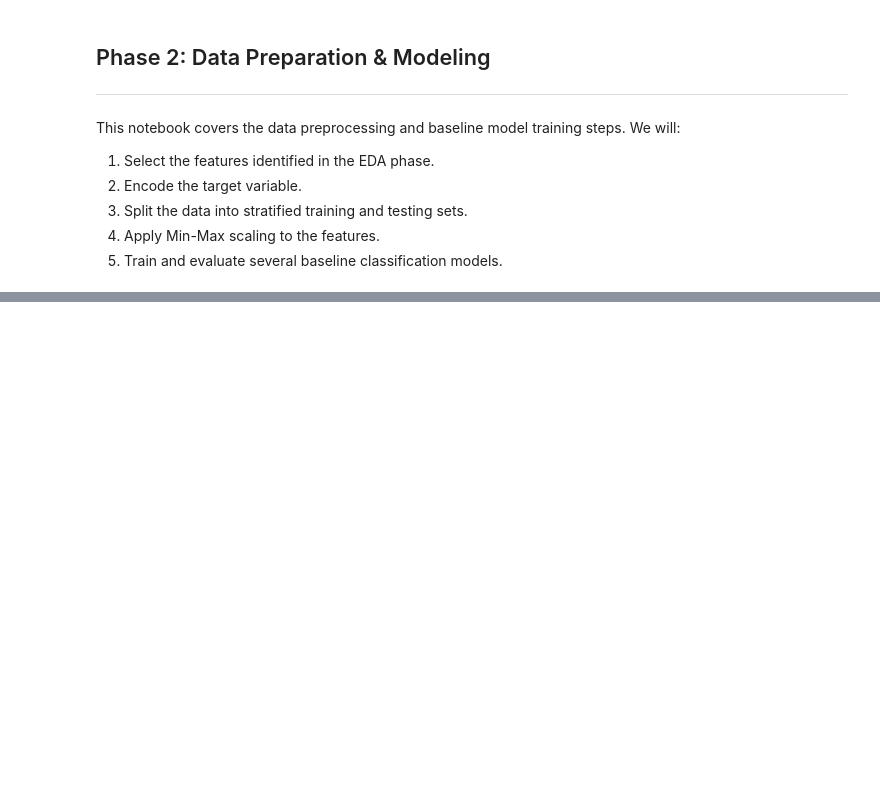
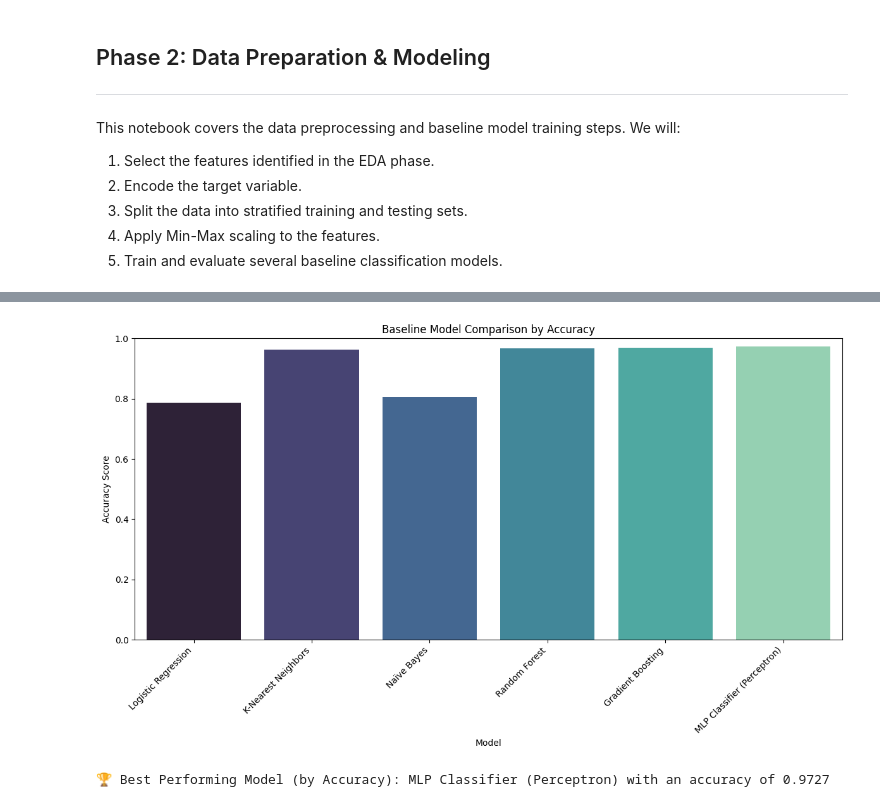
Before and after one commit to Fernado03/water_quality_classification, a Jupyter notebook: notebooks/02_model_training_and_evaluation.ipynb, the cells around one changed output, grey strips where cells are left out. Cells and saved outputs as stored; diff of their text form; code cells hidden in the pictures; blank space fills up the shorter version.

```diff
--- a/notebooks/02_model_training_and_evaluation.ipynb
+++ b/notebooks/02_model_training_and_evaluation.ipynb
@@ -154,18 +304,23 @@ if not df.empty:
 # %%
 # ====================================================================
 # 6. Compare Model Performance
 # ====================================================================
 if results:
-    plt.figure(figsize=(10, 6))
+    plt.figure(figsize=(12, 7))
     sns.barplot(x=list(results.keys()), y=list(results.values()), palette='mako')
     plt.title('Baseline Model Comparison by Accuracy')
     plt.xlabel('Model')
     plt.ylabel('Accuracy Score')
+    plt.xticks(rotation=45, ha='right')
     plt.ylim(0, 1.0)
+    plt.tight_layout()
     plt.show()
 
     best_model_name = max(results, key=results.get)
     print(f"\n🏆 Best Performing Model (by Accuracy): {best_model_name} with an accuracy of {results[best_model_name]:.4f}")
+# %% [output]
+[figure, added]
+🏆 Best Performing Model (by Accuracy): MLP Classifier (Perceptron) with an accuracy of 0.9727
 # %%
 # ====================================================================
 # 7. Feature Importance Analysis (for best tree-based models)
```
Also changed, not shown: parts of 9 cells of this notebook, 7 other files.
